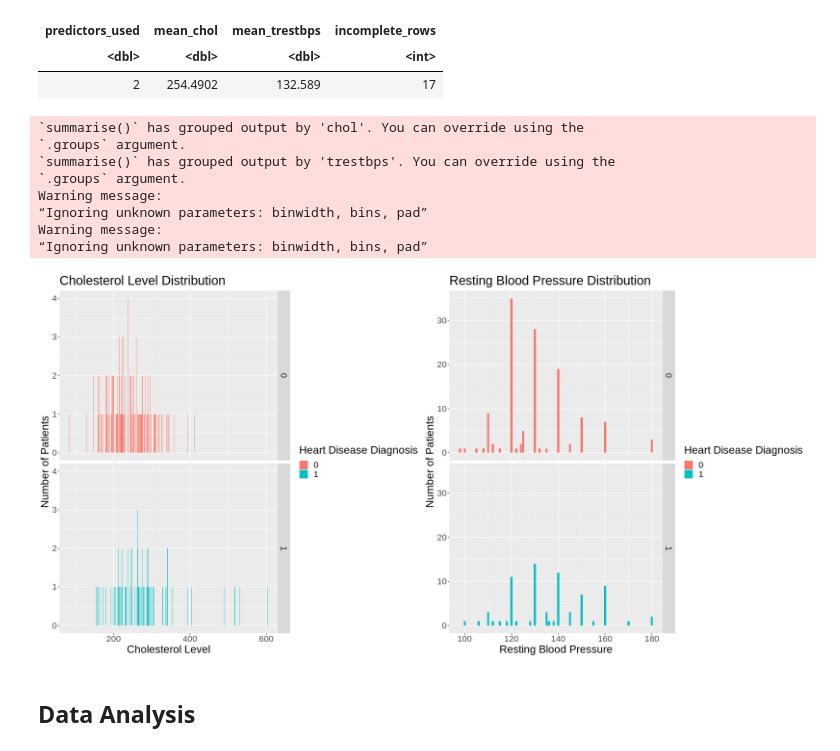
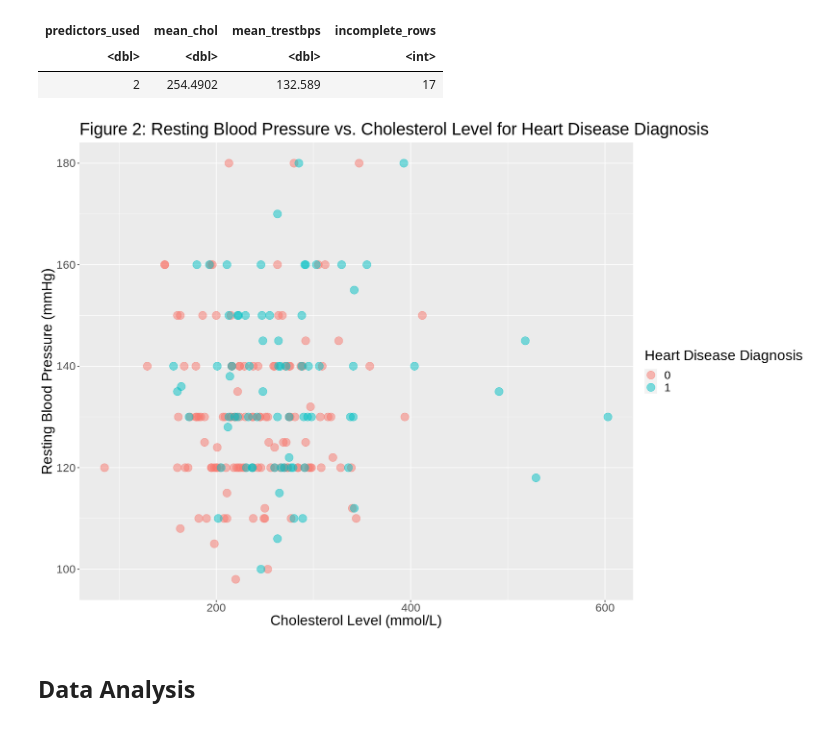
Before and after one commit to Tommy-Hu/dsci_100_heart_disease_project, a Jupyter notebook: Final Report.ipynb, the cells around one changed output. Cells and saved outputs as stored; diff of their text form; code cells hidden in the pictures.

```diff
--- a/Final Report.ipynb
+++ b/Final Report.ipynb
@@ -188,55 +189,22 @@ A tibble: 1 × 4
 | predictors_used | mean_chol | mean_trestbps | incomplete_rows |
 | <dbl> | <dbl> | <dbl> | <int> |
 | 2 | 254.4902 | 132.589 | 17 |
-# %%
-data_train <- data_train |>
-    filter(chol != '?' & trestbps != '?') |>
-    mutate(chol = as.numeric(chol), trestbps = as.numeric(trestbps), diagnosis = as.factor(diagnosis))
-
-chol_vs_count_data <- data_train |>
-    group_by(chol, diagnosis) |>
-    summarize(count = n()) |>
-    ungroup()
-
-trestbps_vs_count_data <- data_train |>
-    group_by(trestbps, diagnosis) |>
-    summarize(count = n()) |>
-    ungroup()
-
-options(repr.plot.width = 10, repr.plot.height = 5)
-
-chol_vs_count_plot <- chol_vs_count_data |>
-    ggplot(aes(x = chol, y = count, fill = diagnosis)) +
-    geom_histogram(stat = "identity") +
-    facet_grid(vars(diagnosis)) +
-    labs(x = "Cholesterol Level", y = "Number of Patients", fill = "Heart Disease Diagnosis") +
-    ggtitle("Cholesterol Level Distribution")+
-    theme(text=element_text(size=20))
-# chol_vs_count_plot
-
-trestbps_vs_count_plot <- trestbps_vs_count_data |>
-    ggplot(aes(x = trestbps, y = count, fill = diagnosis)) +
-    geom_histogram(stat = "identity") +
-    facet_grid(vars(diagnosis)) +
-    labs(x = "Resting Blood Pressure", y = "Number of Patients", fill = "Heart Disease Diagnosis") +
-    ggtitle("Resting Blood Pressure Distribution")+
-    theme(text=element_text(size=20))
-# trestbps_vs_count_plot
-
-options(repr.plot.width = 20, repr.plot.height = 10)
-total_grid <- plot_grid(chol_vs_count_plot, trestbps_vs_count_plot)
-
-total_grid
-# %% [output]
-`summarise()` has grouped output by 'chol'. You can override using the
-`.groups` argument.
-`summarise()` has grouped output by 'trestbps'. You can override using the
-`.groups` argument.
-Warning message:
-“Ignoring unknown parameters: binwidth, bins, pad”
-Warning message:
-“Ignoring unknown parameters: binwidth, bins, pad”
-[figure, removed]
+# %%
+data_train <- data_train |>
+    filter(chol != '?' & trestbps != '?') |>
+    mutate(chol = as.numeric(chol), trestbps = as.numeric(trestbps), diagnosis = as.factor(diagnosis))
+
+options(repr.plot.width = 15, repr.plot.height = 10)
+training_data_plot <- data_train |>
+    ggplot(aes(x = chol, y = trestbps)) +
+    geom_point(aes(color = diagnosis), size = 5, alpha = 0.5) +
+    labs(x = "Cholesterol Level (mmol/L)", y = "Resting Blood Pressure (mmHg)", color = "Heart Disease Diagnosis") +
+    ggtitle("Figure 2: Resting Blood Pressure vs. Cholesterol Level for Heart Disease Diagnosis") +
+    theme(text = element_text(size = 20))
+
+training_data_plot
+# %% [output]
+[figure, added]
 # %% [markdown]
 <h2>Data Analysis</h2>
 # %% [markdown]
```
Also changed, not shown: parts of 2 cells of this notebook.
